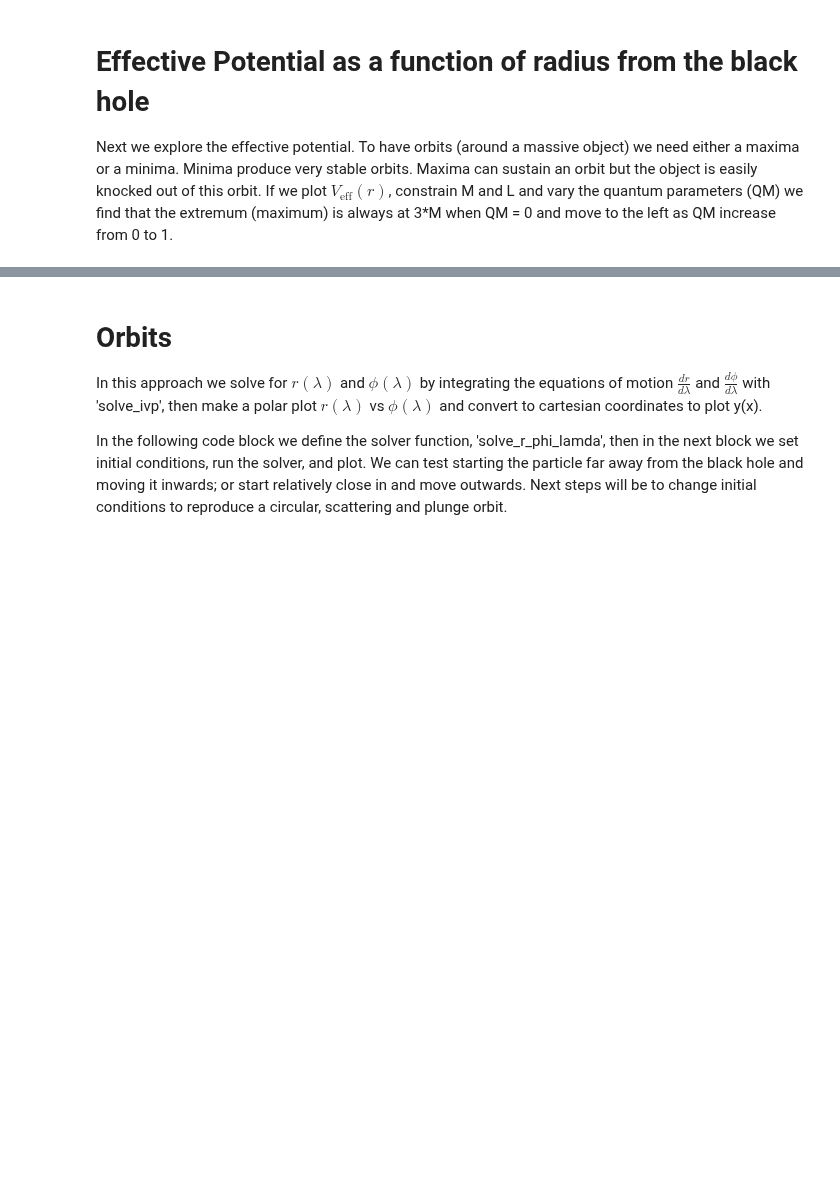
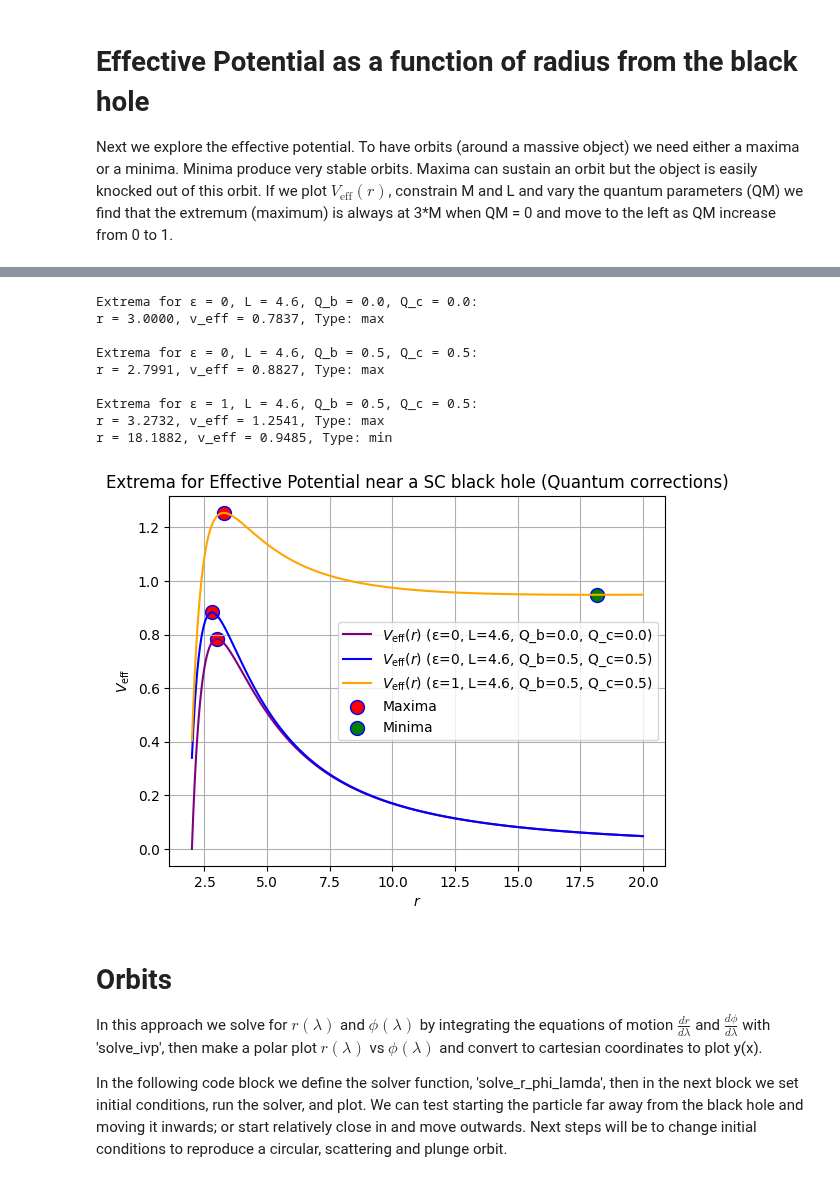
Before and after one commit to AdamSmithOrlik/quantum-black-holes, a Jupyter notebook: sue/research-3.ipynb, the cells around one changed output, grey strips where cells are left out. Drawn from its saved outputs; the diff is of its cells as text; code cells hidden in the pictures; blank space fills up the shorter version.

Commit message:
updated extrema function Mar 3

```diff
--- a/sue/research-3.ipynb
+++ b/sue/research-3.ipynb
@@ -236,3 +227,57 @@ r = 15.0811, v_eff = 0.9390
+# %%
+# Block 6B - find extrema using the function in 6A - test
+r_range = (rs1, 10 * rs1)
+eps0 = 0
+eps1 = 1
+
+# locate extrema for massless particles (epsilon = 0) - NO quantum corrections
+ext_photons_sc, v_eff_photons_sc = find_extrema_num(M1, L1, Q_b0, Q_c0, eps0, r_range)
+
+# locate extrema for massless particles (epsilon = 0)
+ext_photons, v_eff_photons = find_extrema_num(M1, L1, Q_b2, Q_c2, eps0, r_range)
+
+# locate extrema for massive particles (epsilon = 1)
+ext_timelike, v_eff_timelike = find_extrema_num(M1, L1, Q_b2, Q_c2, eps1, r_range)
+
+r_vals1 = np.linspace(r_range[0], r_range[1], 1000)
+v_eff_vals_photons_sc = [v_eff_photons_sc.subs(r, rv) for rv in r_vals1]
+v_eff_vals_photons = [v_eff_photons.subs(r, rv) for rv in r_vals1]
+v_eff_vals_timelike = [v_eff_timelike.subs(r, rv) for rv in r_vals1]
+
+# separate maxima, minima
+max_x, max_y = [], []
+min_x, min_y = [], []
+
+for r_ex, v_eff_at_r, ext_type in ext_photons_sc + ext_photons + ext_timelike:
+    if ext_type == "max":
+        max_x.append(r_ex)
+        max_y.append(v_eff_at_r)
+    else:
+        min_x.append(r_ex)
+        min_y.append(v_eff_at_r)
+
+plt.plot(r_vals1, v_eff_vals_photons_sc, color='purple', label=rf'$V_{{\mathrm{{eff}}}}(r)$ (ε={eps0}, L={L1}, Q_b={Q_b0}, Q_c={Q_c0})')
+plt.plot(r_vals1, v_eff_vals_photons, color='b', label=rf'$V_{{\mathrm{{eff}}}}(r)$ (ε={eps0}, L={L1}, Q_b={Q_b2}, Q_c={Q_c2})')
+plt.plot(r_vals1, v_eff_vals_timelike, color='orange', label=rf'$V_{{\mathrm{{eff}}}}(r)$ (ε={eps1}, L={L1}, Q_b={Q_b2}, Q_c={Q_c2})')
+plt.scatter(max_x, max_y, color='r', s=100, edgecolors='b', label="Maxima")
+plt.scatter(min_x, min_y, color='g', s=100, edgecolors='b', label="Minima")
+plt.xlabel(r'$r$')
+plt.ylabel(r'$V_{\mathrm{eff}}$')
+plt.title(f"Extrema for Effective Potential near a SC black hole (Quantum corrections)")
+plt.legend()
+plt.grid(True)
+plt.show()
+# %% [output]
+Extrema for ε = 0, L = 4.6, Q_b = 0.0, Q_c = 0.0:
+r = 3.0000, v_eff = 0.7837, Type: max
+
+Extrema for ε = 0, L = 4.6, Q_b = 0.5, Q_c = 0.5:
+r = 2.7991, v_eff = 0.8827, Type: max
+
+Extrema for ε = 1, L = 4.6, Q_b = 0.5, Q_c = 0.5:
+r = 3.2732, v_eff = 1.2541, Type: max
+r = 18.1882, v_eff = 0.9485, Type: min
+[figure, added]
 # %% [markdown]
 # Orbits
 
```
Also changed, not shown: parts of 10 cells of this notebook, 1 other file.
